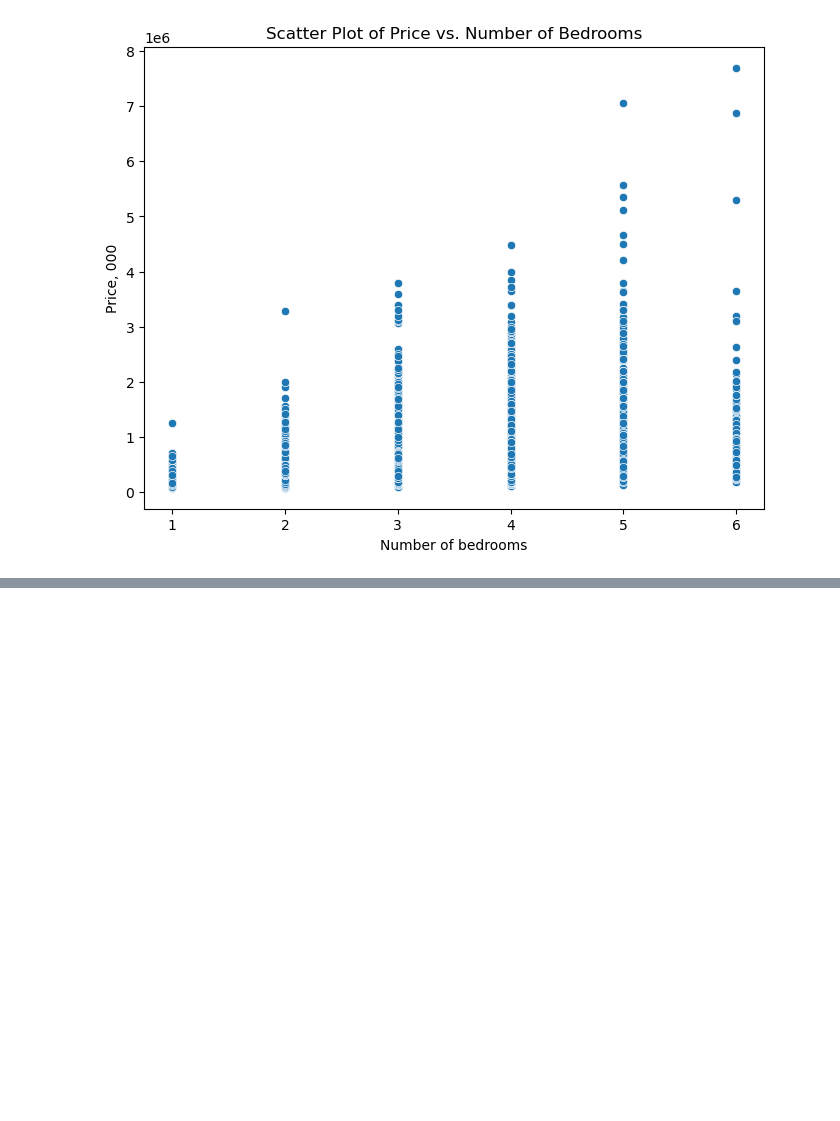
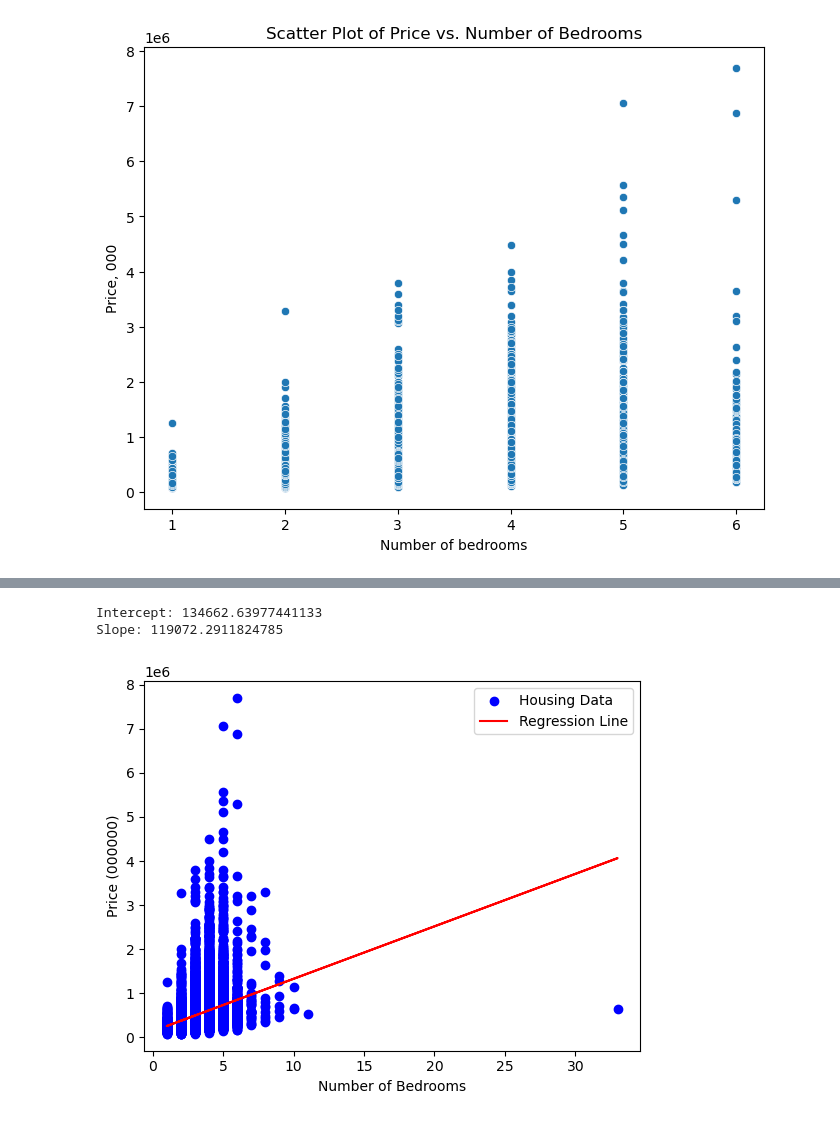
Before and after one commit to kimerajoseph/MSc_Data_Science, a Jupyter notebook: Assesment_jn.ipynb, the cells around one changed output, grey strips where cells are left out. Drawn from its saved outputs; the diff is of its cells as text; code cells hidden in the pictures; blank space fills up the shorter version.

```diff
--- a/Assesment_jn.ipynb
+++ b/Assesment_jn.ipynb
@@ -430,0 +450,27 @@ Text(0.5, 1.0, 'Scatter Plot of Price vs. Number of Bedrooms')
+# %%
+from sklearn.linear_model import LinearRegression
+X = housing_df[['bedrooms']]  # Independent variable (must be 2D for sklearn)
+Y = housing_df['price']   # Dependent variable
+
+# Create and fit the model
+model = LinearRegression()
+model.fit(X, Y)
+
+# Get predictions
+Y_pred = model.predict(X)
+
+# Print regression coefficients
+print(f"Intercept: {model.intercept_}")
+print(f"Slope: {model.coef_[0]}")
+
+# Plot the regression line
+plt.scatter(X, Y, color='blue', label="Housing Data")
+plt.plot(X, Y_pred, color='red', label="Regression Line")
+plt.xlabel("Number of Bedrooms")
+plt.ylabel("Price (000000)")
+plt.legend()
+plt.show()
+# %% [output]
+Intercept: 134662.63977441133
+Slope: 119072.2911824785
+[figure, added]
```
Also changed, not shown: parts of 5 cells of this notebook, 1 other file.
